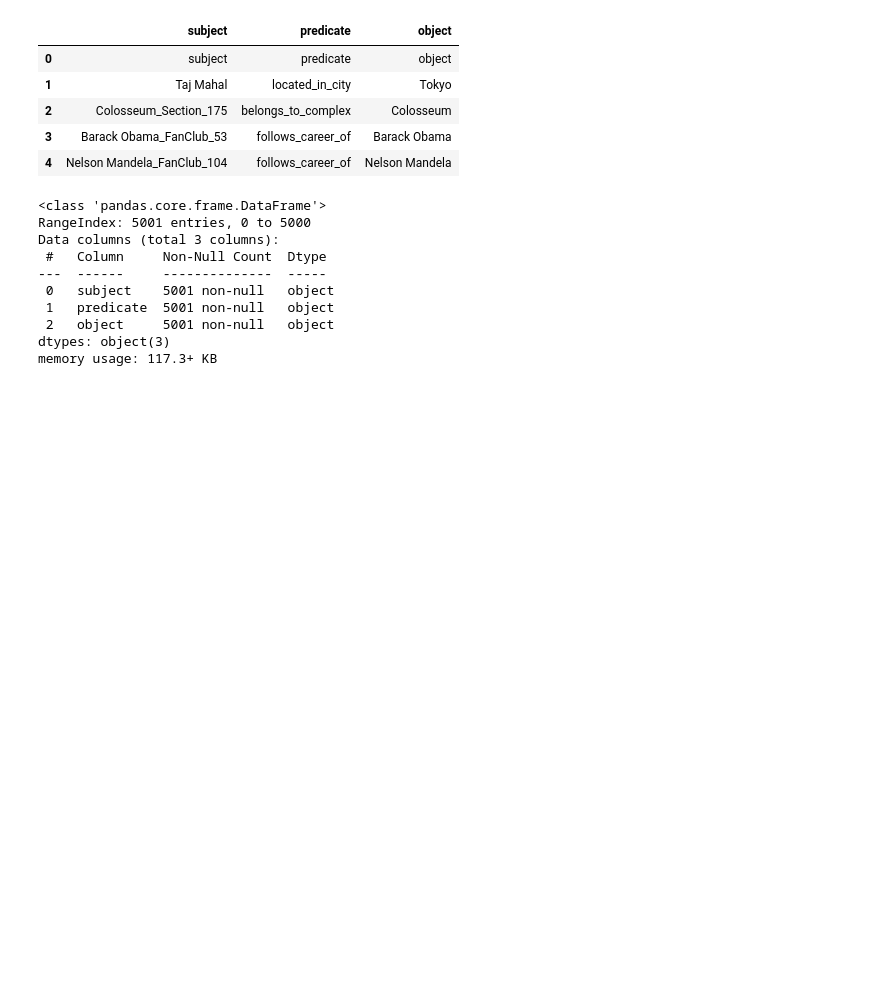
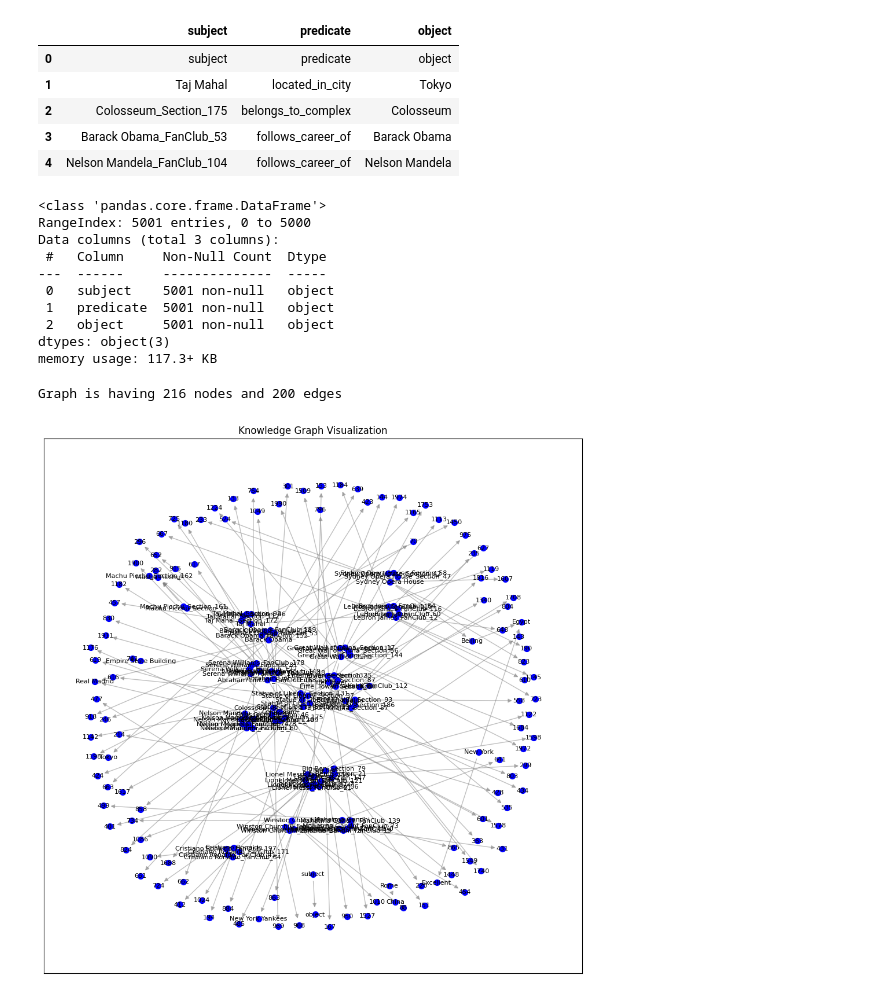
Before and after one commit to Prabhu12345678/Generative_AI_Skill_Level_2, a Jupyter notebook: knowledge_graph_solution.ipynb, the cells around one changed output. Drawn from its saved outputs; the diff is of its cells as text; code cells hidden in the pictures; blank space fills up the shorter version.

Commit message:
Created using Google Colab, updated to show direct graph and sub graph.

```diff
--- a/knowledge_graph_solution.ipynb
+++ b/knowledge_graph_solution.ipynb
@@ -12,6 +12,8 @@ names=['subject','predicate','object'])
 
 display(df.head())
 df.info()
+
+df = df.head(200)
 # %% [output]
 |  | subject | predicate | object |
 | 0 | subject | predicate | object |
@@ -29,3 +31,42 @@ Data columns (total 3 columns):
  2   object     5001 non-null   object
 dtypes: object(3)
 memory usage: 117.3+ KB
+# %%
+import pandas as pd
+import networkx as nx
+# Initialize Direct Graph
+G = nx.DiGraph()
+
+# Add subject, predicate and object as nodes
+for _, row in df.iterrows():
+    subject = row['subject']
+    predicate = row['predicate']
+    obj = row['object']
+
+    # Add nodes and relationships
+    G.add_node(subject, type = 'subject')
+    G.add_node(obj, type = 'object')
+    G.add_edge(subject, obj, predicate = predicate)
+print(f'Graph is having {G.number_of_nodes()} nodes and {G.number_of_edges()} edges')
+# %% [output]
+Graph is having 216 nodes and 200 edges
+# %%
+import matplotlib.pyplot as plt
+
+# Nodes layout
+pos = nx.spring_layout(G)
+fig1 = plt.figure(figsize=(12,12))
+
+# Nodes
+nx.draw_networkx_nodes(G, pos, node_color='blue', node_size=50)
+
+# Edges
+nx.draw_networkx_edges(G, pos, edge_color='grey', width=1.0, alpha=0.5, arrows=True)
+
+# Labels
+nx.draw_networkx_labels(G, pos, font_size=8, font_family='sans-serif')
+
+plt.title('Knowledge Graph Visualization')
+plt.show()
+# %% [output]
+[figure, added]
```
Also changed, not shown: parts of 1 cell of this notebook.
